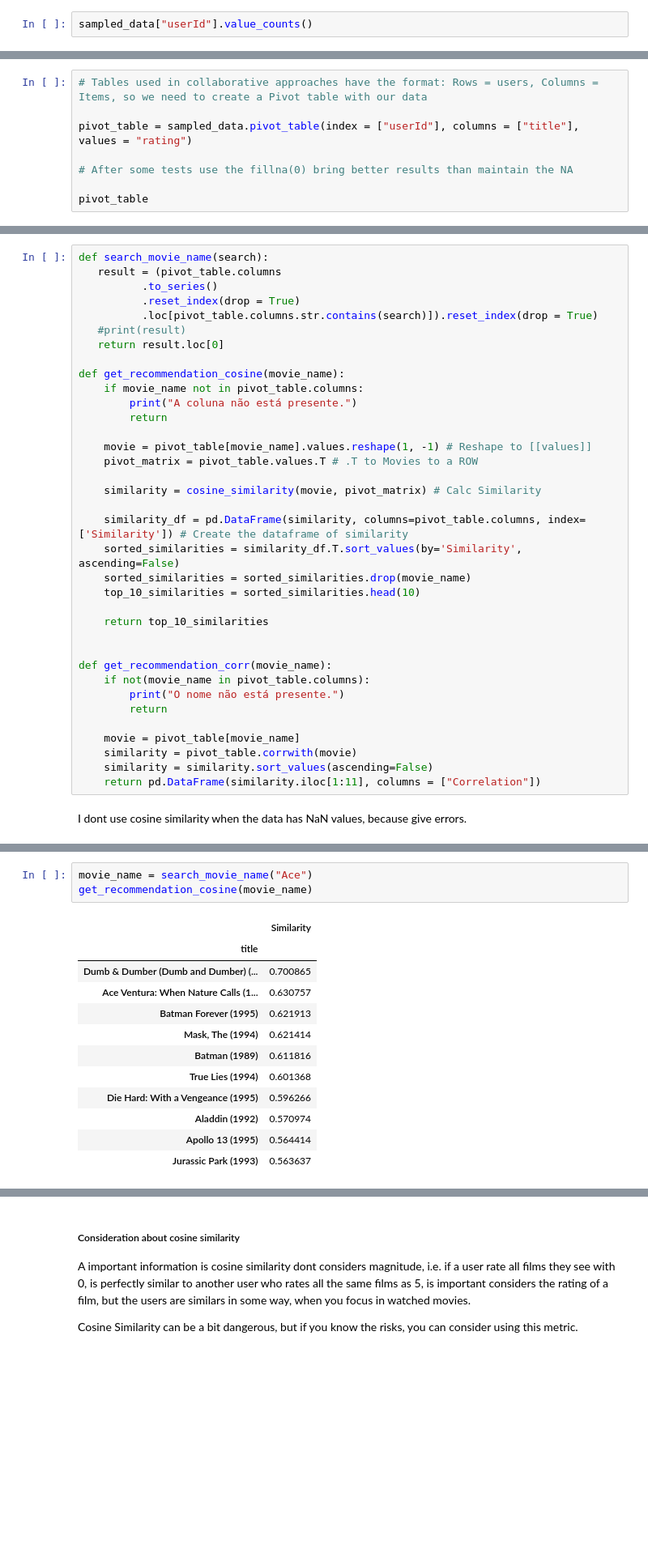
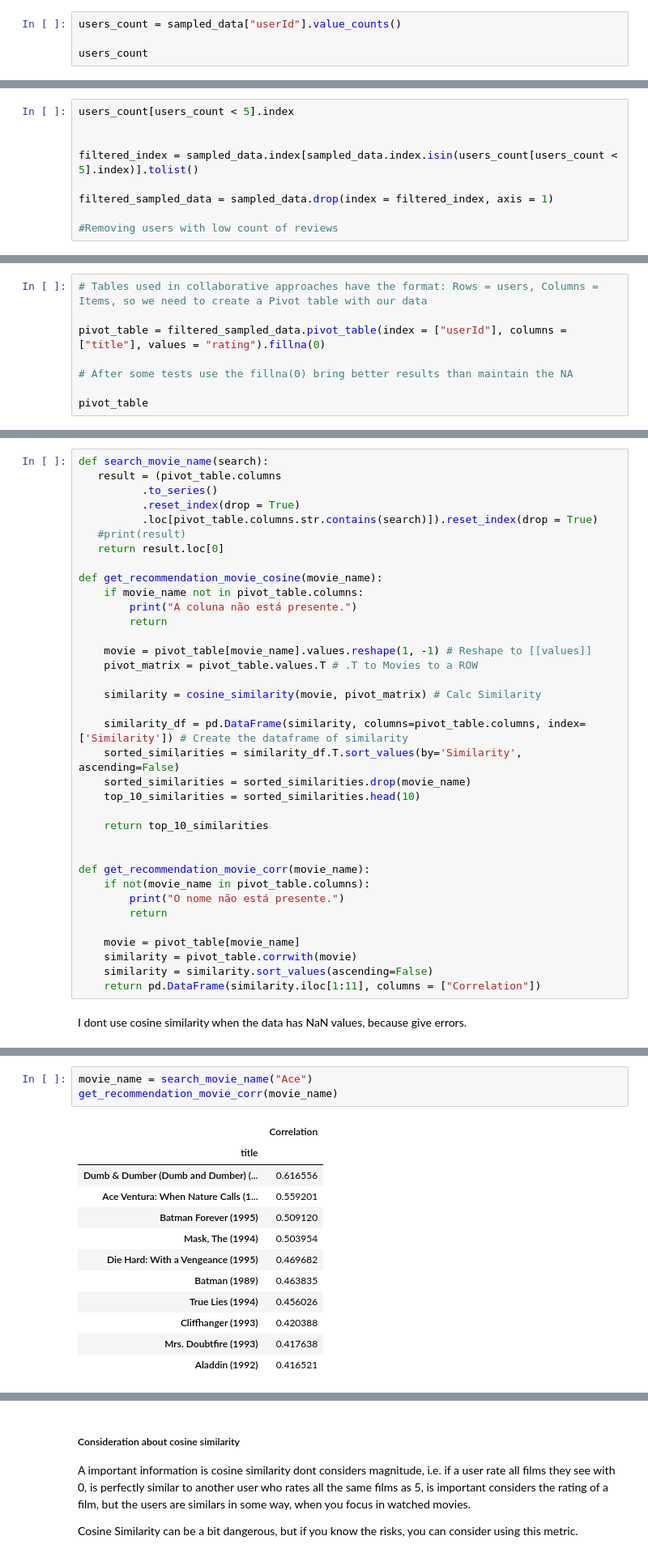
Before and after one commit to murilovpinheiro/first-recommender, a Jupyter notebook: first_recommendation.ipynb, the cells around one changed output, grey strips where cells are left out. Shown at 81% size. Drawn from its saved outputs; the diff is of its cells as text; blank space fills up the shorter version.

Commit message:
Terminando User Based

```diff
--- a/first_recommendation.ipynb
+++ b/first_recommendation.ipynb
@@ -114,7 +113,9 @@ Girl in the Cadillac (1995)            10
 Criminals (1996)                        6
 Name: title, Length: 886, dtype: int64
 # %%
-sampled_data["userId"].value_counts()
+users_count = sampled_data["userId"].value_counts()
+
+users_count
 # %% [output]
 124052    843
 83090     786
@@ -128,4 +129,13 @@ sampled_data["userId"].value_counts()
 87256       1
 111487      1
 Name: userId, Length: 137065, dtype: int64
+# %%
+users_count[users_count < 5].index
+
+
+filtered_index = sampled_data.index[sampled_data.index.isin(users_count[users_count < 5].index)].tolist()
+
+filtered_sampled_data = sampled_data.drop(index = filtered_index, axis = 1)
+
+#Removing users with low count of reviews
 # %%
@@ -145,7 +155,7 @@ memory usage: 190.7+ MB
 # %%
 # Tables used in collaborative approaches have the format: Rows = users, Columns = Items, so we need to create a Pivot table with our data
 
-pivot_table = sampled_data.pivot_table(index = ["userId"], columns = ["title"], values = "rating")
+pivot_table = filtered_sampled_data.pivot_table(index = ["userId"], columns = ["title"], values = "rating").fillna(0)
 
 # After some tests use the fillna(0) bring better results than maintain the NA
 
@@ -174,7 +184,7 @@ def search_movie_name(search):
    #print(result)
    return result.loc[0]
 
-def get_recommendation_cosine(movie_name):
+def get_recommendation_movie_cosine(movie_name):
     if movie_name not in pivot_table.columns:
         print("A coluna não está presente.")
         return
@@ -192,7 +202,7 @@ def get_recommendation_cosine(movie_name):
     return top_10_similarities
 
 
-def get_recommendation_corr(movie_name):
+def get_recommendation_movie_corr(movie_name):
     if not(movie_name in pivot_table.columns):
         print("O nome não está presente.")
         return
@@ -241,16 +232,16 @@ pivot_table
 # %%
 movie_name = search_movie_name("Ace")
-get_recommendation_cosine(movie_name)
+get_recommendation_movie_corr(movie_name)
 # %% [output]
-|  | Similarity |
+|  | Correlation |
 | title |  |
-| Dumb & Dumber (Dumb and Dumber) (... | 0.700865 |
-| Ace Ventura: When Nature Calls (1... | 0.630757 |
-| Batman Forever (1995) | 0.621913 |
-| Mask, The (1994) | 0.621414 |
-| Batman (1989) | 0.611816 |
-| True Lies (1994) | 0.601368 |
-| Die Hard: With a Vengeance (1995) | 0.596266 |
-| Aladdin (1992) | 0.570974 |
-| Apollo 13 (1995) | 0.564414 |
-| Jurassic Park (1993) | 0.563637 |
+| Dumb & Dumber (Dumb and Dumber) (... | 0.616556 |
+| Ace Ventura: When Nature Calls (1... | 0.559201 |
+| Batman Forever (1995) | 0.509120 |
+| Mask, The (1994) | 0.503954 |
+| Die Hard: With a Vengeance (1995) | 0.469682 |
+| Batman (1989) | 0.463835 |
+| True Lies (1994) | 0.456026 |
+| Cliffhanger (1993) | 0.420388 |
+| Mrs. Doubtfire (1993) | 0.417638 |
+| Aladdin (1992) | 0.416521 |
```
Also changed, not shown: parts of 10 cells of this notebook.
